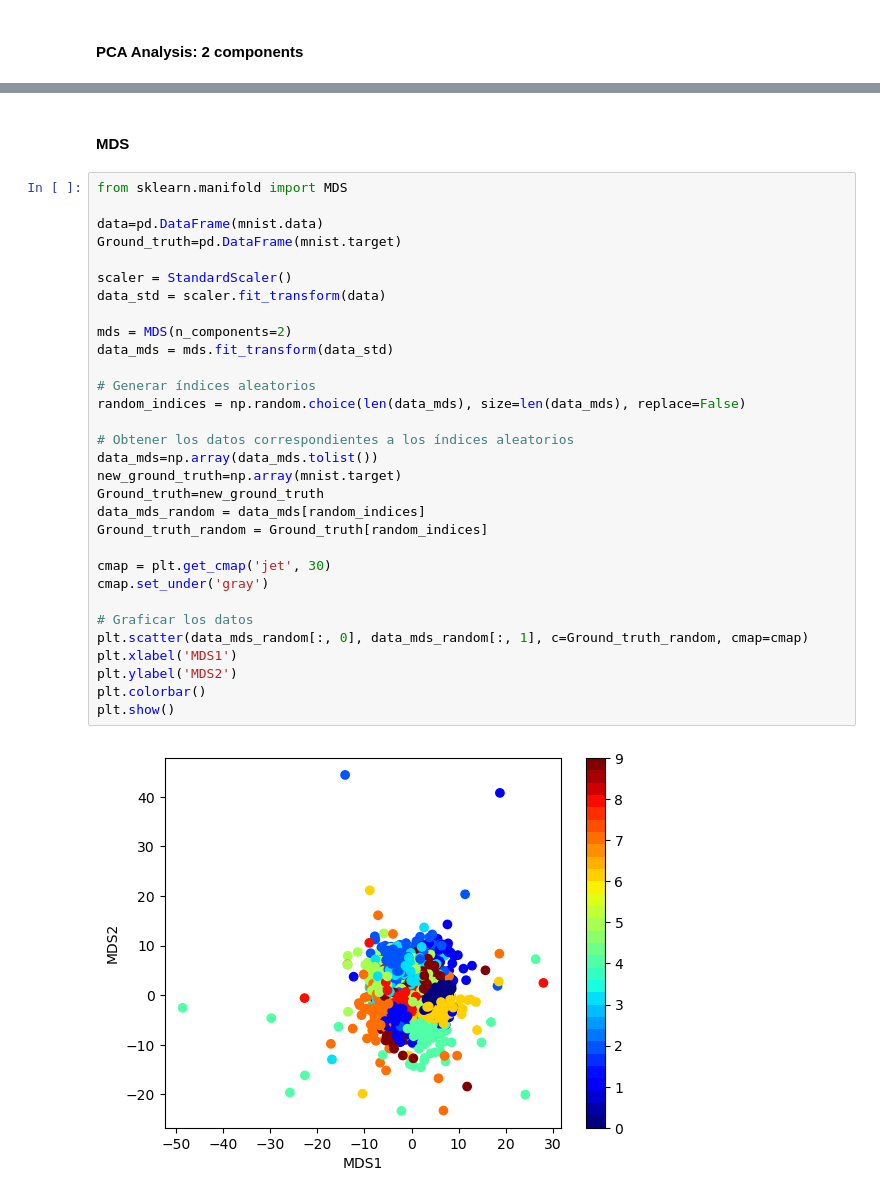
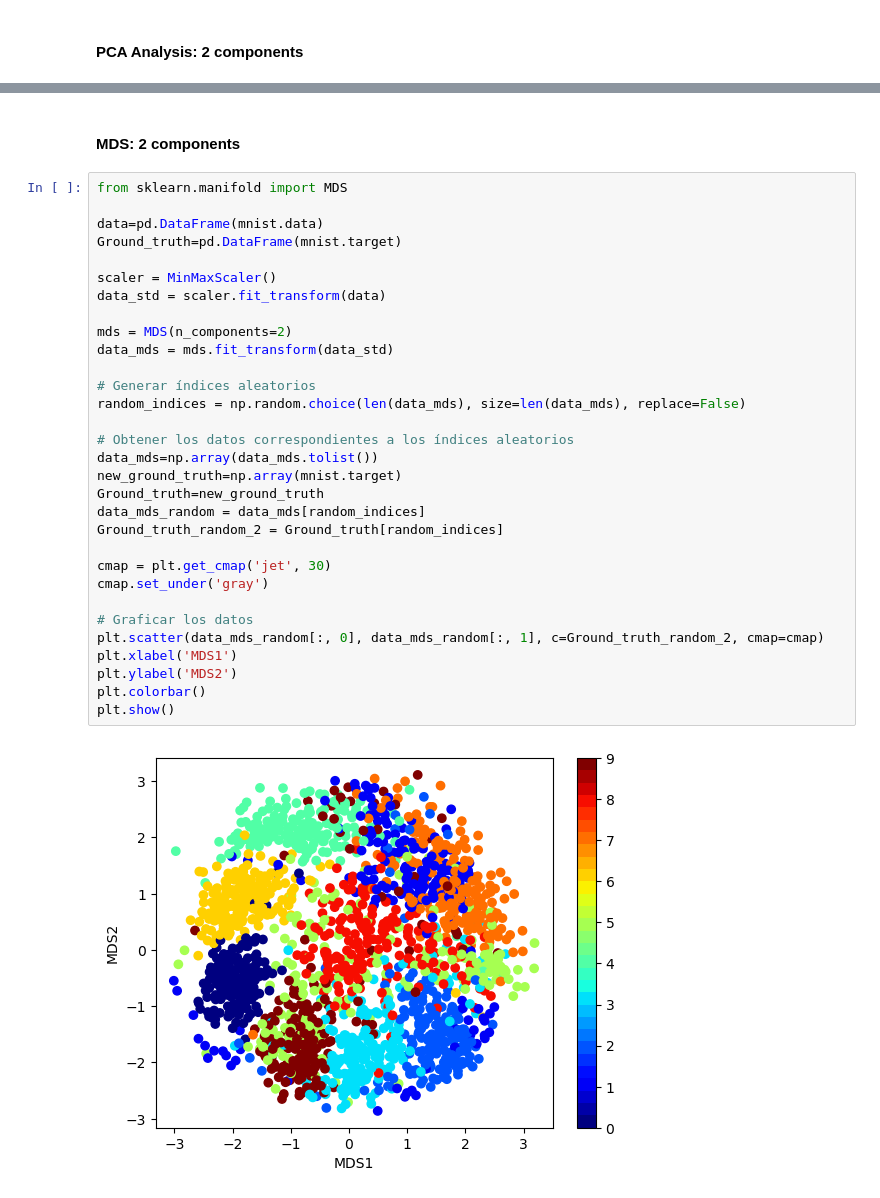
Before and after one commit to williamasesoftware/Computational_linear_algebra, a Jupyter notebook: main_MNIST.ipynb, the cells around one changed output, grey strips where cells are left out. Saved outputs shown, nothing was run; the diff lists cells and outputs as text.

```diff
--- a/main_MNIST.ipynb
+++ b/main_MNIST.ipynb
@@ -283,36 +286,36 @@ plt.show()
 # %% [markdown]
-#### MDS
+#### MDS: 2 components
 # %%
 from sklearn.manifold import MDS
 
 data=pd.DataFrame(mnist.data)
 Ground_truth=pd.DataFrame(mnist.target)
 
-scaler = StandardScaler()
+scaler = MinMaxScaler()
 data_std = scaler.fit_transform(data)
 
 mds = MDS(n_components=2)
 data_mds = mds.fit_transform(data_std)
 
 # Generar índices aleatorios
 random_indices = np.random.choice(len(data_mds), size=len(data_mds), replace=False)
 
 # Obtener los datos correspondientes a los índices aleatorios
 data_mds=np.array(data_mds.tolist())
 new_ground_truth=np.array(mnist.target)
 Ground_truth=new_ground_truth
 data_mds_random = data_mds[random_indices]
-Ground_truth_random = Ground_truth[random_indices]
+Ground_truth_random_2 = Ground_truth[random_indices]
 
 cmap = plt.get_cmap('jet', 30)
 cmap.set_under('gray')
 
 # Graficar los datos
-plt.scatter(data_mds_random[:, 0], data_mds_random[:, 1], c=Ground_truth_random, cmap=cmap)
+plt.scatter(data_mds_random[:, 0], data_mds_random[:, 1], c=Ground_truth_random_2, cmap=cmap)
 plt.xlabel('MDS1')
 plt.ylabel('MDS2')
 plt.colorbar()
 plt.show()
 # %% [output]
-[figure, old version]
+[figure, new version]
 # %% [markdown]
```
Also changed, not shown: parts of 9 cells of this notebook.
